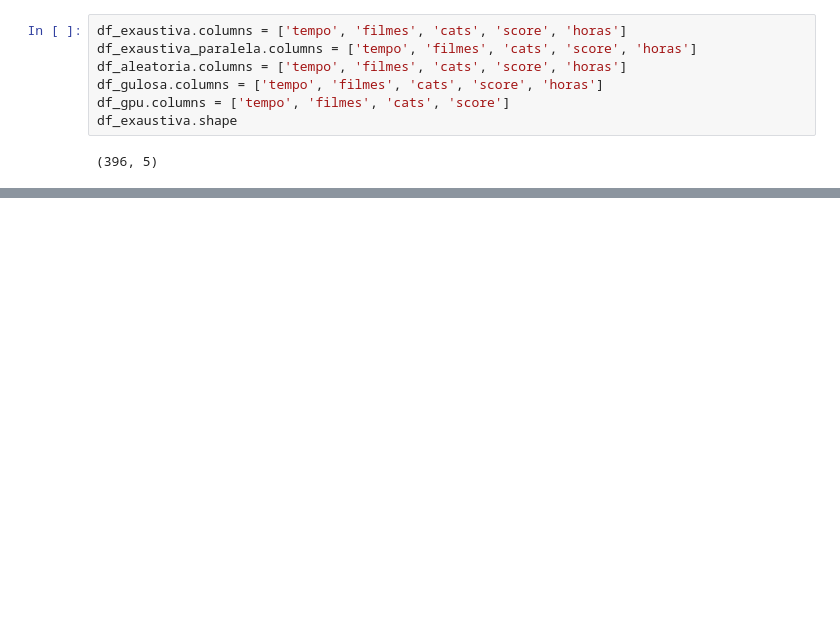
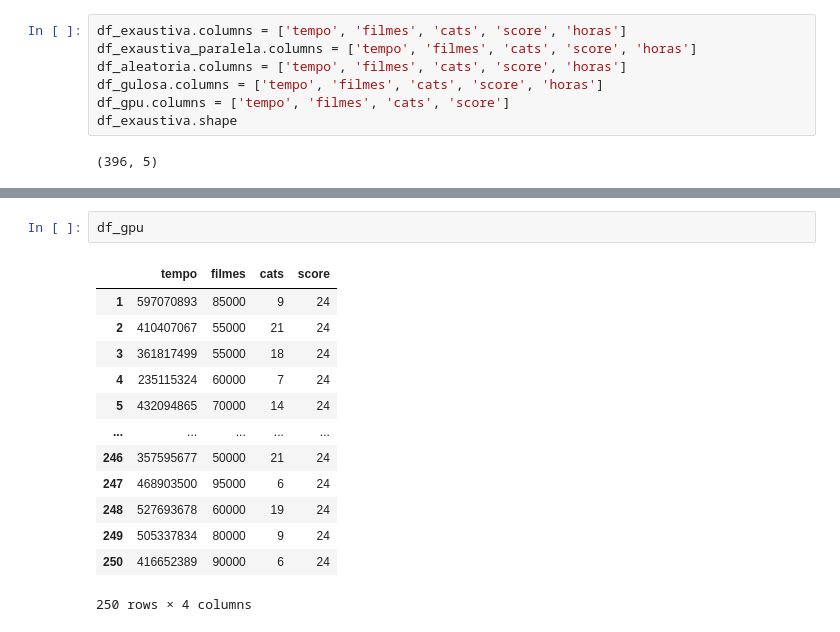
Before and after one commit to Antonioarf/Proj_SuperComp, a Jupyter notebook: python/graficos.ipynb, the cells around one changed output, grey strips where cells are left out. Drawn from its saved outputs; the diff is of its cells as text; blank space fills up the shorter version.

```diff
--- a/python/graficos.ipynb
+++ b/python/graficos.ipynb
@@ -245,0 +46,16 @@ plt.show()
+# %%
+df_gpu
+# %% [output]
+|  | tempo | filmes | cats | score |
+| 1 | 597070893 | 85000 | 9 | 24 |
+| 2 | 410407067 | 55000 | 21 | 24 |
+| 3 | 361817499 | 55000 | 18 | 24 |
+| 4 | 235115324 | 60000 | 7 | 24 |
+| 5 | 432094865 | 70000 | 14 | 24 |
+| ... | ... | ... | ... | ... |
+| 246 | 357595677 | 50000 | 21 | 24 |
+| 247 | 468903500 | 95000 | 6 | 24 |
+| 248 | 527693678 | 60000 | 19 | 24 |
+| 249 | 505337834 | 80000 | 9 | 24 |
+| 250 | 416652389 | 90000 | 6 | 24 |
+250 rows × 4 columns
```
Also changed, not shown: parts of 19 cells of this notebook, 6 other files.
